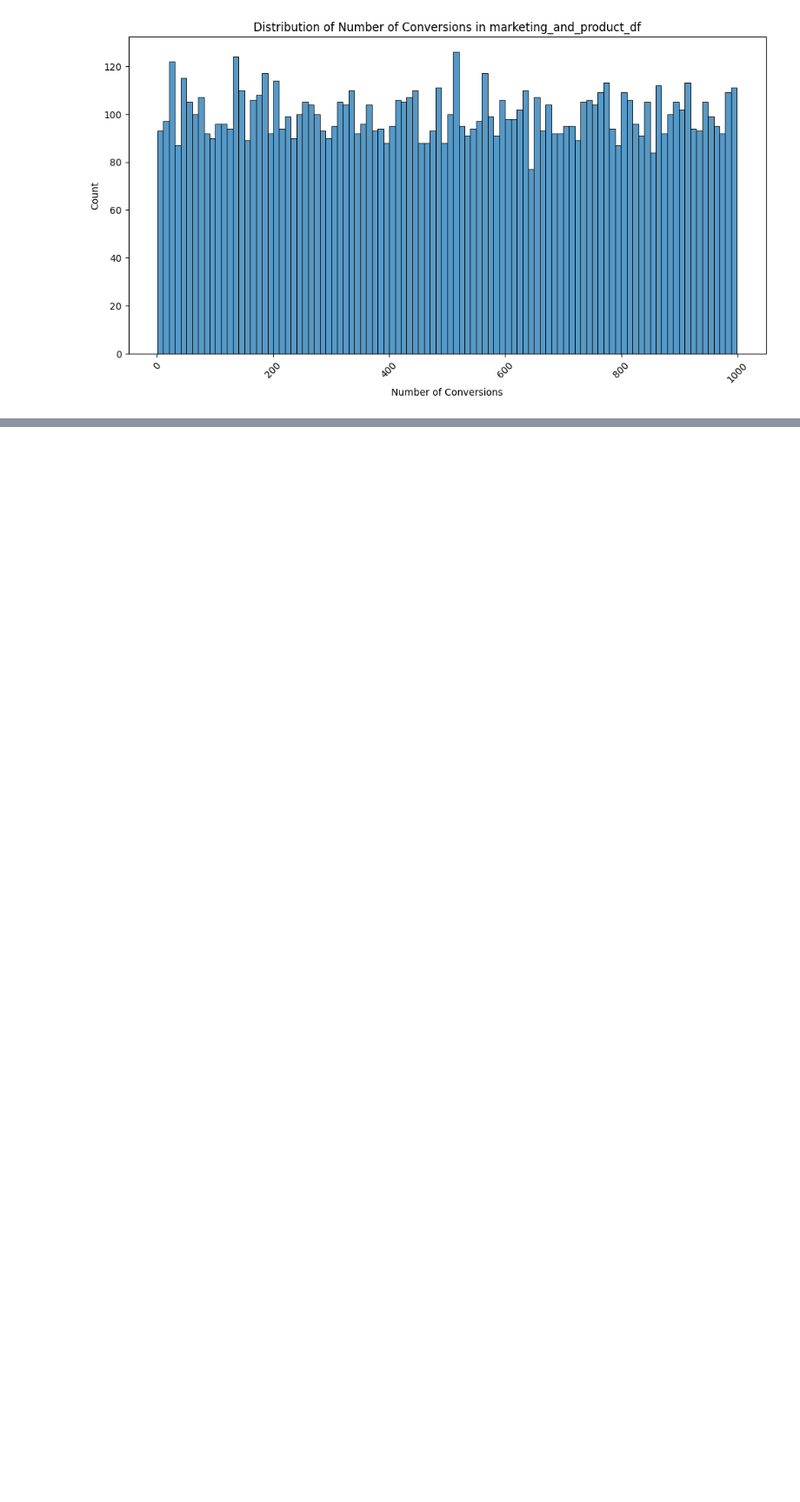
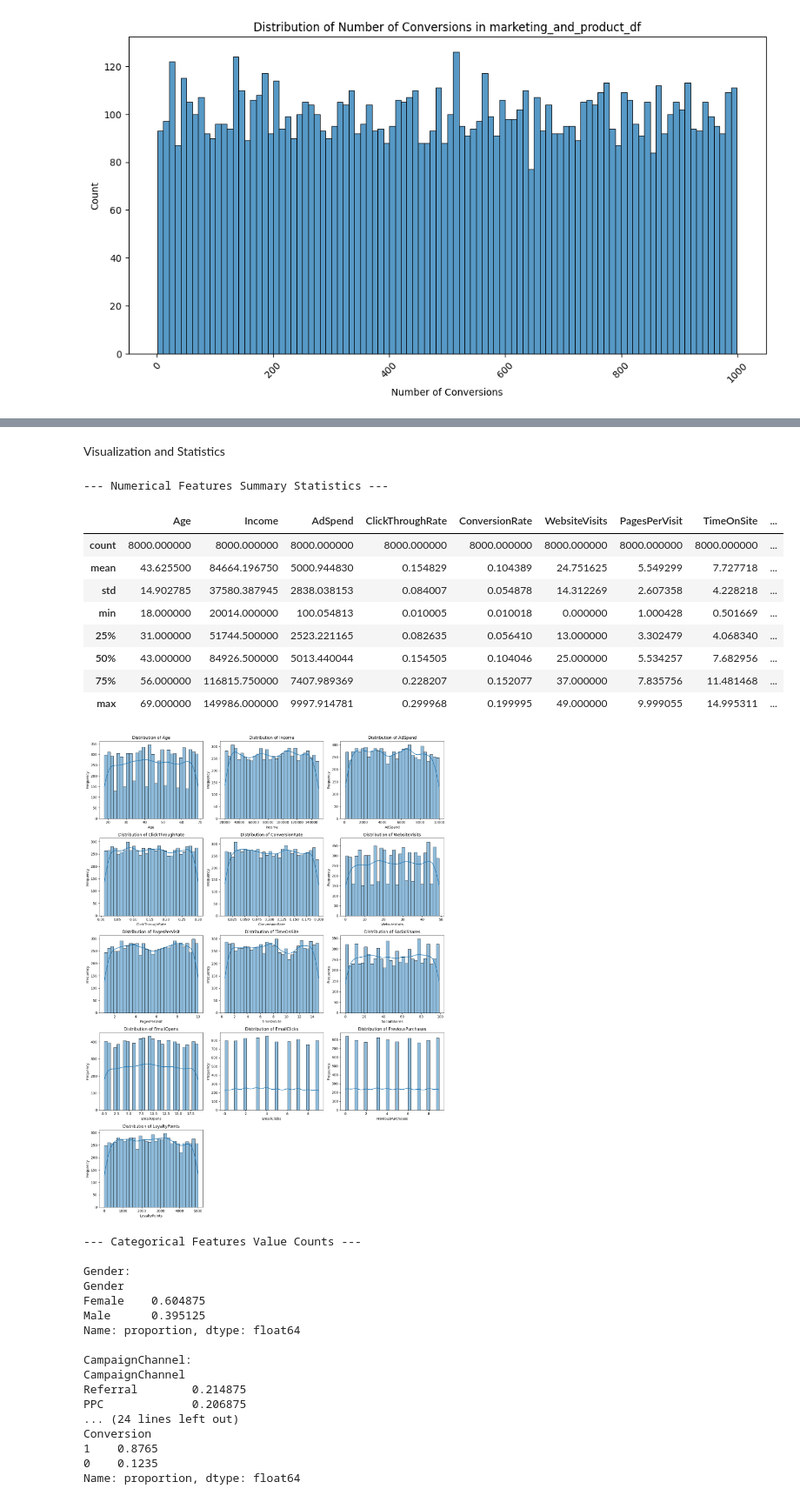
Before and after one commit to aqds-hub/Learning, a Jupyter notebook: Milestone-3-ModB2/Milestone 3.ipynb, the cells around one changed output, grey strips where cells are left out. Shown at 87% size. Drawn from its saved outputs; the diff is of its cells as text; code cells hidden in the pictures; blank space fills up the shorter version.

```diff
--- a/Milestone-3-ModB2/Milestone 3.ipynb
+++ b/Milestone-3-ModB2/Milestone 3.ipynb
@@ -540,0 +555,15 @@ Name: count, Length: 999, dtype: int64
+# %%
+numerical_features = predict_conversion_df.select_dtypes(include=['int64', 'float64']).columns.tolist()
+categorical_features = predict_conversion_df.select_dtypes(include=['object']).columns.tolist()
+
+if 'CustomerID' in numerical_features:
+    numerical_features.remove('CustomerID')
+
+if 'Conversion' in numerical_features and predict_conversion_df['Conversion'].nunique() <= 2:
+    if 'Conversion' in numerical_features:
+        numerical_features.remove('Conversion')
+    if 'Conversion' not in categorical_features:
+        categorical_features.append('Conversion')
+
+print(f"Numerical features: {numerical_features}")
+print(f"Categorical features: {categorical_features}")
@@ -540,0 +606,64 @@ Name: count, Length: 999, dtype: int64
+# %% [markdown]
+Visualization and Statistics
+# %%
+
+
+print("\n--- Numerical Features Summary Statistics ---")
+display(predict_conversion_df[numerical_features].describe())
+
+plt.figure(figsize=(15, 20))
+for i, col in enumerate(numerical_features):
+    plt.subplot((len(numerical_features) + 2) // 3, 3, i + 1)
+    sns.histplot(predict_conversion_df[col], kde=True, bins=30)
+    plt.title(f'Distribution of {col}')
+    plt.xlabel(col)
+    plt.ylabel('Frequency')
+
+plt.tight_layout()
+plt.show()
+
+print("\n--- Categorical Features Value Counts ---")
+for col in categorical_features:
+    print(f"\n{col}:")
+    print(predict_conversion_df[col].value_counts(normalize=True))
+
+plt.figure(figsize=(15, 12))
+for i, col in enumerate(categorical_features):
+    plt.subplot((len(categorical_features) + 2) // 3, 3, i + 1)
+    sns.countplot(x=col, data=predict_conversion_df, hue=col, palette='viridis', legend=False)
+    plt.title(f'Count of {col}')
+    plt.xlabel(col)
+    plt.ylabel('Count')
+    plt.xticks(rotation=45)
+
+plt.tight_layout()
+plt.show()
+# %% [output]
+--- Numerical Features Summary Statistics ---
+|  | Age | Income | AdSpend | ClickThroughRate | ConversionRate | WebsiteVisits | PagesPerVisit | TimeOnSite | ... |
+| count | 8000.000000 | 8000.000000 | 8000.000000 | 8000.000000 | 8000.000000 | 8000.000000 | 8000.000000 | 8000.000000 | ... |
+| mean | 43.625500 | 84664.196750 | 5000.944830 | 0.154829 | 0.104389 | 24.751625 | 5.549299 | 7.727718 | ... |
+| std | 14.902785 | 37580.387945 | 2838.038153 | 0.084007 | 0.054878 | 14.312269 | 2.607358 | 4.228218 | ... |
+| min | 18.000000 | 20014.000000 | 100.054813 | 0.010005 | 0.010018 | 0.000000 | 1.000428 | 0.501669 | ... |
+| 25% | 31.000000 | 51744.500000 | 2523.221165 | 0.082635 | 0.056410 | 13.000000 | 3.302479 | 4.068340 | ... |
+| 50% | 43.000000 | 84926.500000 | 5013.440044 | 0.154505 | 0.104046 | 25.000000 | 5.534257 | 7.682956 | ... |
+| 75% | 56.000000 | 116815.750000 | 7407.989369 | 0.228207 | 0.152077 | 37.000000 | 7.835756 | 11.481468 | ... |
+| max | 69.000000 | 149986.000000 | 9997.914781 | 0.299968 | 0.199995 | 49.000000 | 9.999055 | 14.995311 | ... |
+[figure, added]
+--- Categorical Features Value Counts ---
+
+Gender:
+Gender
+Female    0.604875
+Male      0.395125
+Name: proportion, dtype: float64
+
+CampaignChannel:
+CampaignChannel
+Referral        0.214875
+PPC             0.206875
+... (24 lines left out)
+Conversion
+1    0.8765
+0    0.1235
+Name: proportion, dtype: float64
```
Also changed, not shown: parts of 9 cells of this notebook, 1 other file.
